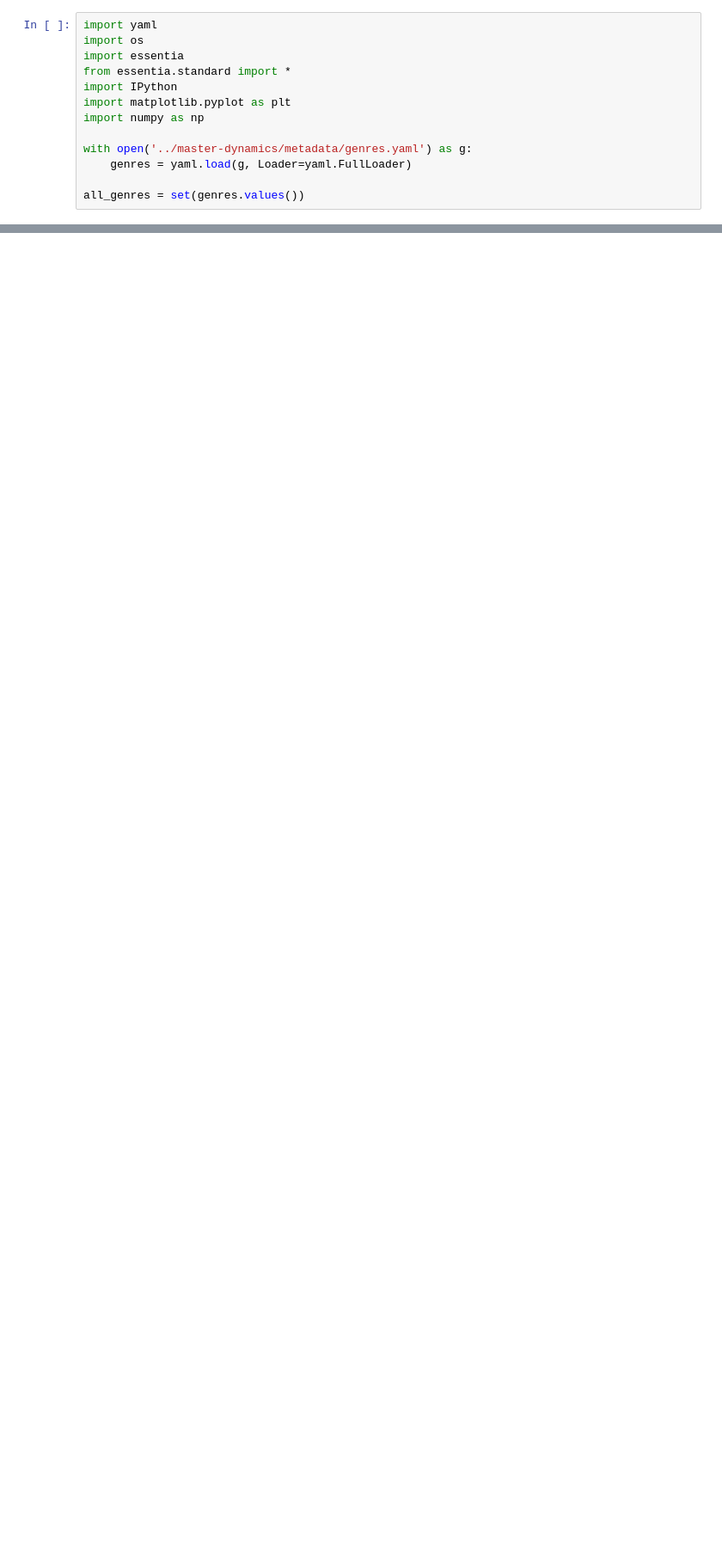
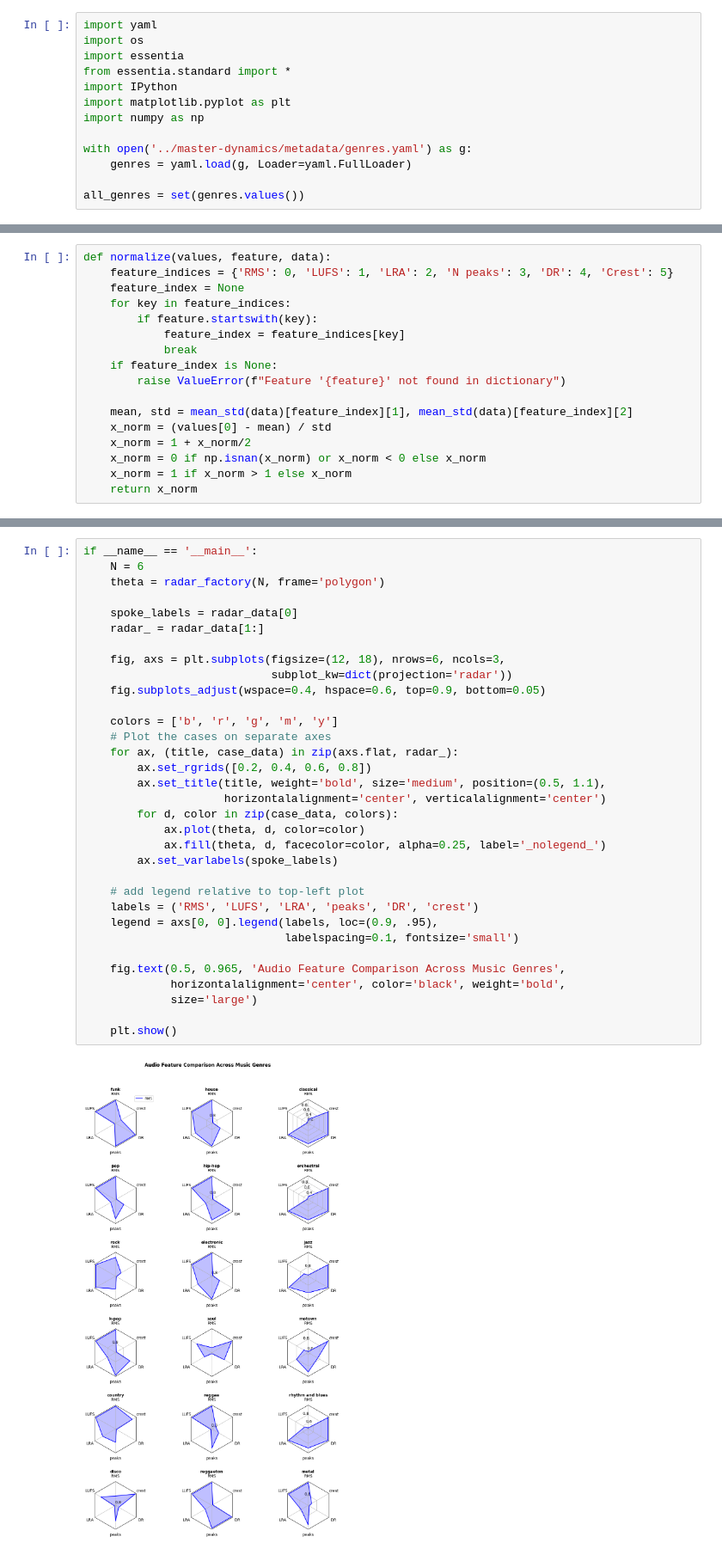
Before and after one commit to rogerpurgimon/TFG, a Jupyter notebook: Software prototype.ipynb, the cells around one changed output, grey strips where cells are left out. Shown: that part at 86% size. Saved outputs shown, nothing was run; the diff lists cells and outputs as text; blank space fills up the shorter version.

```diff
--- a/Software prototype.ipynb
+++ b/Software prototype.ipynb
@@ -29 +56,18 @@ all_genres = set(genres.values())
+# %%
+def normalize(values, feature, data):
+    feature_indices = {'RMS': 0, 'LUFS': 1, 'LRA': 2, 'N peaks': 3, 'DR': 4, 'Crest': 5}
+    feature_index = None
+    for key in feature_indices:
+        if feature.startswith(key):
+            feature_index = feature_indices[key]
+            break
+    if feature_index is None:
+        raise ValueError(f"Feature '{feature}' not found in dictionary")
+
+    mean, std = mean_std(data)[feature_index][1], mean_std(data)[feature_index][2]
+    x_norm = (values[0] - mean) / std
+    x_norm = 1 + x_norm/2
+    x_norm = 0 if np.isnan(x_norm) or x_norm < 0 else x_norm
+    x_norm = 1 if x_norm > 1 else x_norm
+    return x_norm
 # %%
@@ -41,0 +226,35 @@ g.head()
+# %%
+if __name__ == '__main__':
+    N = 6
+    theta = radar_factory(N, frame='polygon')
+
+    spoke_labels = radar_data[0]
+    radar_ = radar_data[1:]
+
+    fig, axs = plt.subplots(figsize=(12, 18), nrows=6, ncols=3,
+                            subplot_kw=dict(projection='radar'))
+    fig.subplots_adjust(wspace=0.4, hspace=0.6, top=0.9, bottom=0.05)
+
+    colors = ['b', 'r', 'g', 'm', 'y']
+    # Plot the cases on separate axes
+    for ax, (title, case_data) in zip(axs.flat, radar_):
+        ax.set_rgrids([0.2, 0.4, 0.6, 0.8])
+        ax.set_title(title, weight='bold', size='medium', position=(0.5, 1.1),
+                     horizontalalignment='center', verticalalignment='center')
+        for d, color in zip(case_data, colors):
+            ax.plot(theta, d, color=color)
+            ax.fill(theta, d, facecolor=color, alpha=0.25, label='_nolegend_')
+        ax.set_varlabels(spoke_labels)
+
+    # add legend relative to top-left plot
+    labels = ('RMS', 'LUFS', 'LRA', 'peaks', 'DR', 'crest')
+    legend = axs[0, 0].legend(labels, loc=(0.9, .95),
+                              labelspacing=0.1, fontsize='small')
+
+    fig.text(0.5, 0.965, 'Audio Feature Comparison Across Music Genres',
+             horizontalalignment='center', color='black', weight='bold',
+             size='large')
+
+    plt.show()
+# %% [output]
+[figure, added]
```
Also changed, not shown: parts of 8 cells of this notebook, 3 other files.
